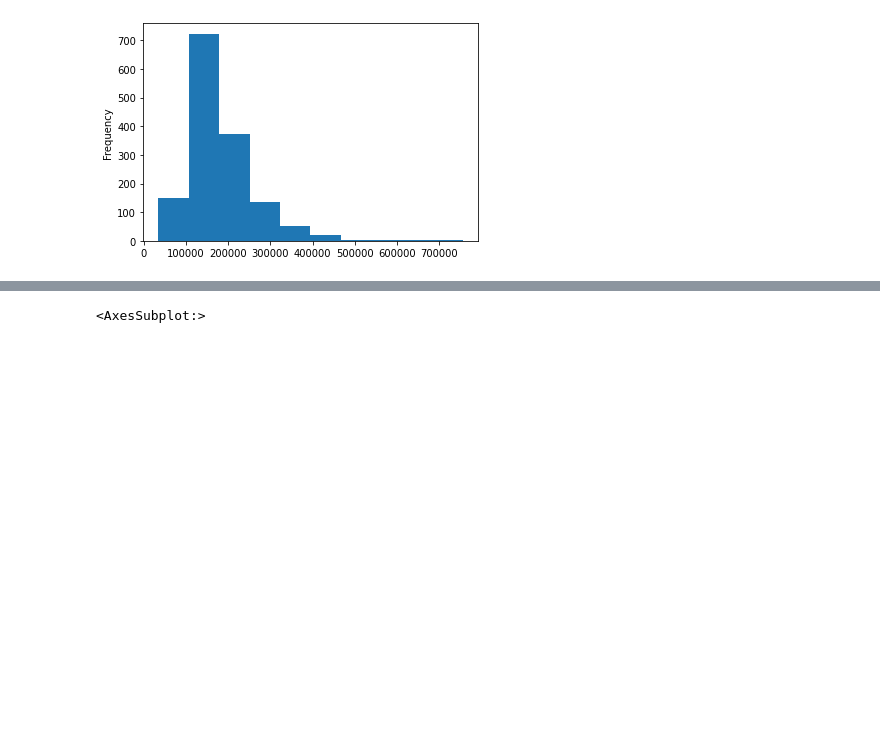
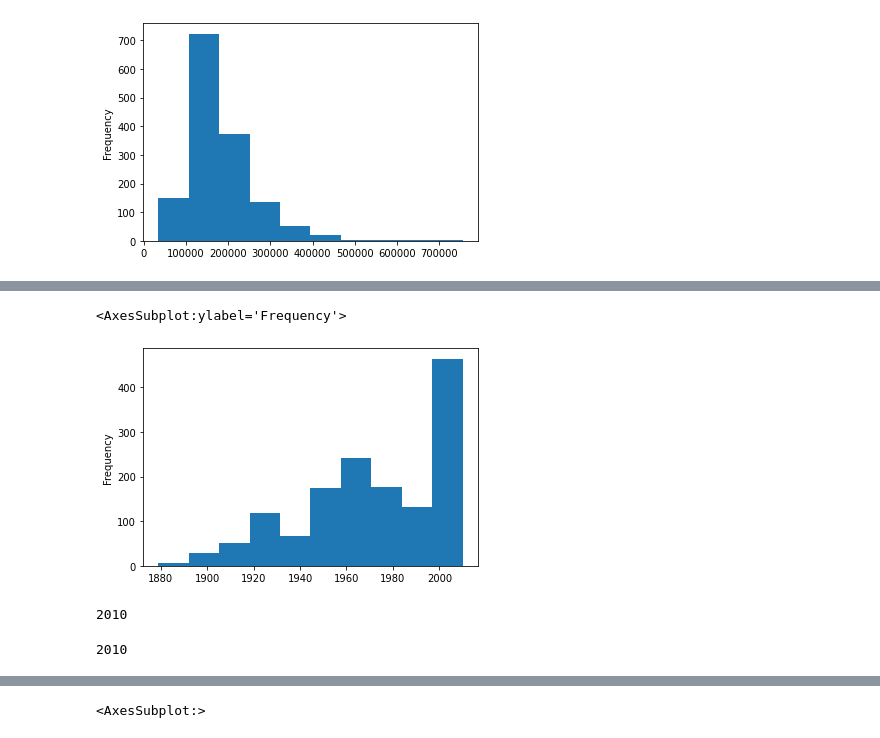
Before and after one commit to JeanMichelBereder/Kaggle, a Jupyter notebook: kaggle-house-prices.ipynb, the cells around one changed output, grey strips where cells are left out. Drawn from its saved outputs; the diff is of its cells as text; code cells hidden in the pictures; blank space fills up the shorter version.

```diff
--- a/kaggle-house-prices.ipynb
+++ b/kaggle-house-prices.ipynb
@@ -88,0 +94,13 @@ train_data['SalePrice'].plot(kind='hist')
+# %%
+test_data['YearBuilt'].plot(kind='hist')
+# %% [output]
+<AxesSubplot:ylabel='Frequency'>
+[figure, added]
+# %%
+train_data['YearBuilt'].max()
+# %% [output]
+2010
+# %%
+test_data['YearBuilt'].max()
+# %% [output]
+2010
```
Also changed, not shown: parts of 9 cells of this notebook.
